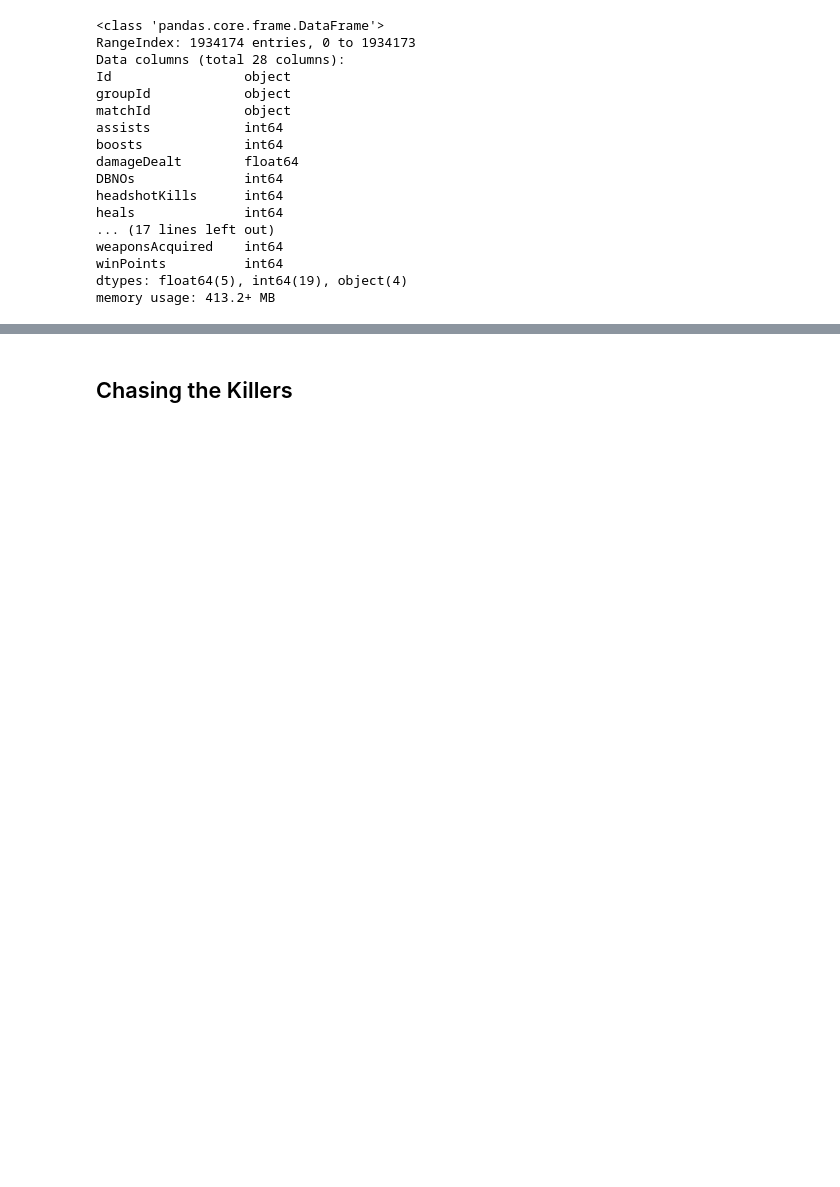
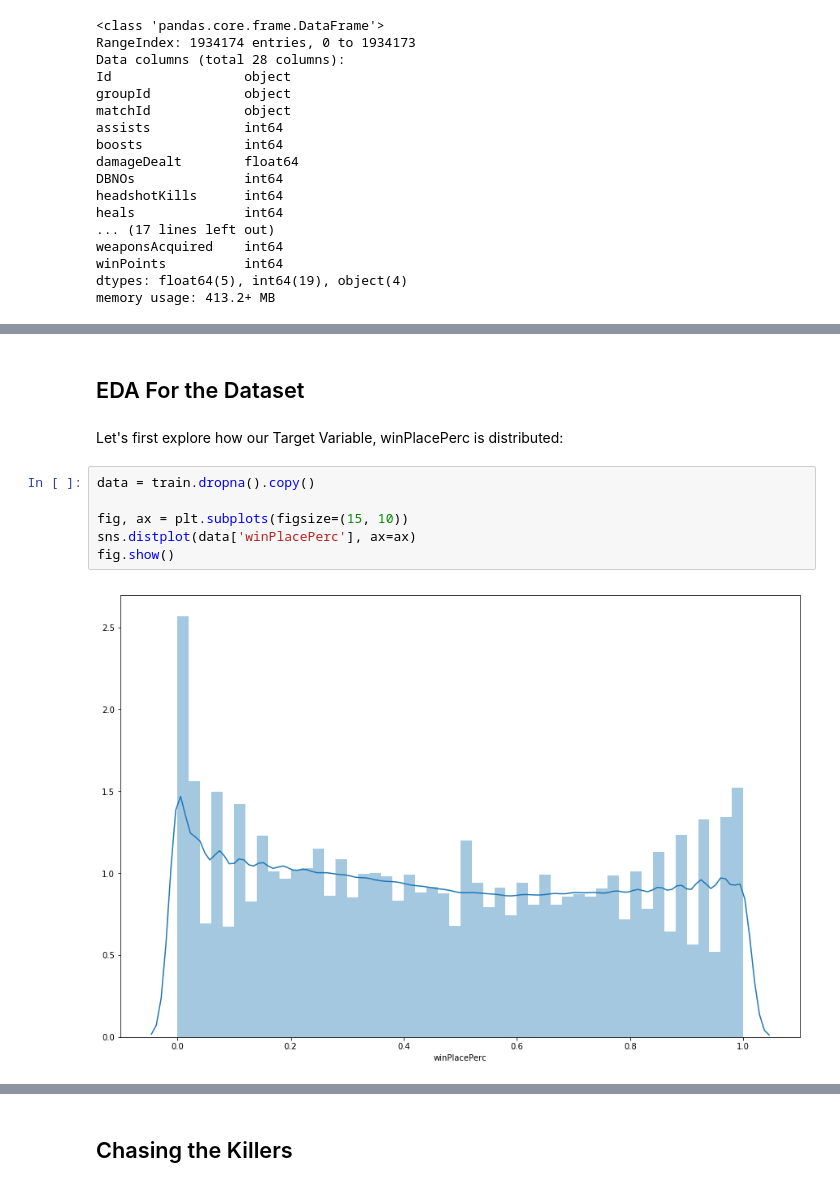
Before and after one commit to nihitprakash/PUBG, a Jupyter notebook: PUBG_EDA.ipynb, the cells around one changed output, grey strips where cells are left out. Saved outputs shown, nothing was run; the diff lists cells and outputs as text; blank space fills up the shorter version.

```diff
--- a/PUBG_EDA.ipynb
+++ b/PUBG_EDA.ipynb
@@ -133,0 +183,12 @@ train.describe()
+# %% [markdown]
+## EDA For the Dataset
+# %% [markdown]
+Let's first explore how our Target Variable, winPlacePerc is distributed:
+# %%
+data = train.dropna().copy()
+
+fig, ax = plt.subplots(figsize=(15, 10))
+sns.distplot(data['winPlacePerc'], ax=ax)
+fig.show()
+# %% [output]
+[figure, added]
```
Also changed, not shown: parts of 41 cells of this notebook.
